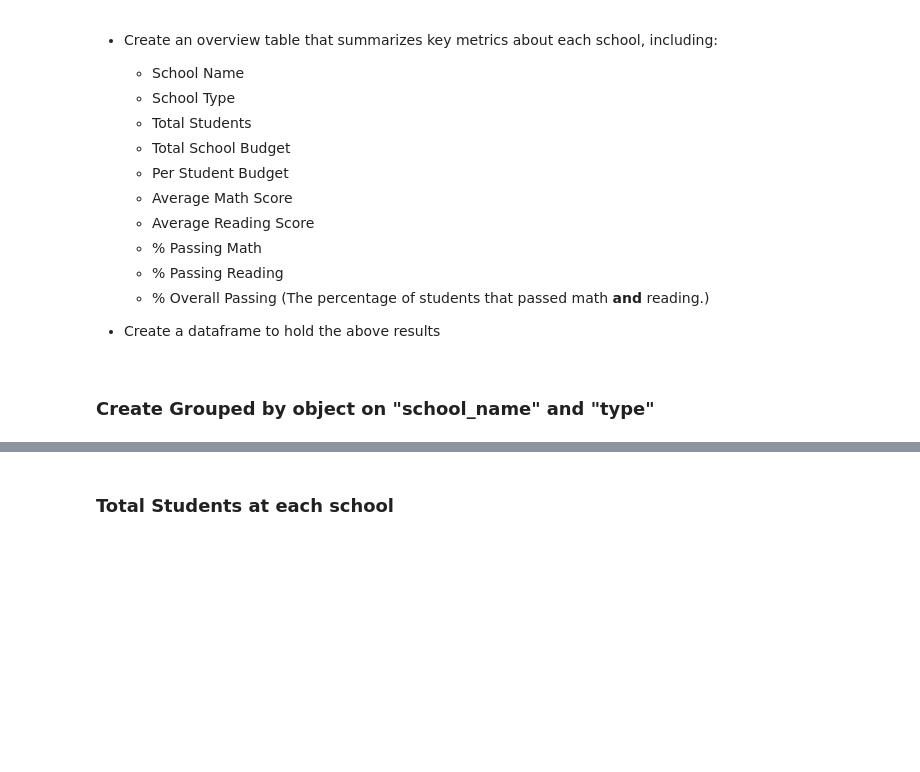
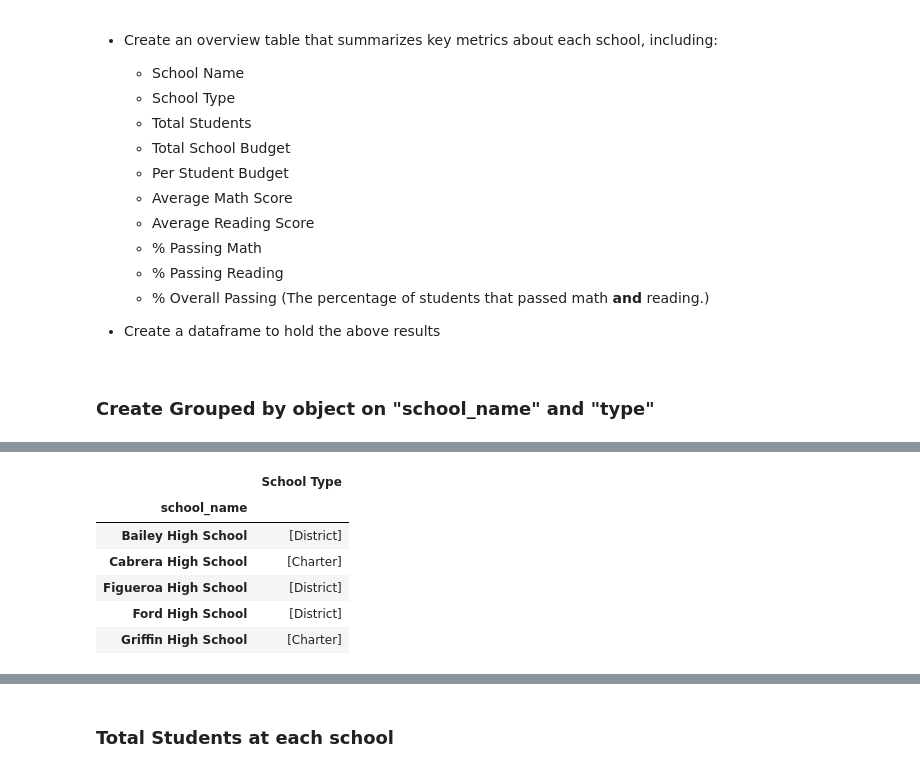
Before and after one commit to jcrettig/Pandas-Challenge, a Jupyter notebook: PyCitySchools/PyCitySchools_starter.ipynb, the cells around one changed output, grey strips where cells are left out. Saved outputs shown, nothing was run; the diff lists cells and outputs as text; code cells hidden in the pictures; blank space fills up the shorter version.

```diff
--- a/PyCitySchools/PyCitySchools_starter.ipynb
+++ b/PyCitySchools/PyCitySchools_starter.ipynb
@@ -219,0 +224,15 @@ grouped_schools_df.count().head(20)
+# %%
+_type = grouped_schools_df["type"].unique()
+sch_type = [x[0] for x in type]
+type_df = pd.DataFrame({"School Type": type
+
+                       })
+type_df.head()
+# %% [output]
+|  | School Type |
+| school_name |  |
+| Bailey High School | [District] |
+| Cabrera High School | [Charter] |
+| Figueroa High School | [District] |
+| Ford High School | [District] |
+| Griffin High School | [Charter] |
```
Also changed, not shown: parts of 16 cells of this notebook.
